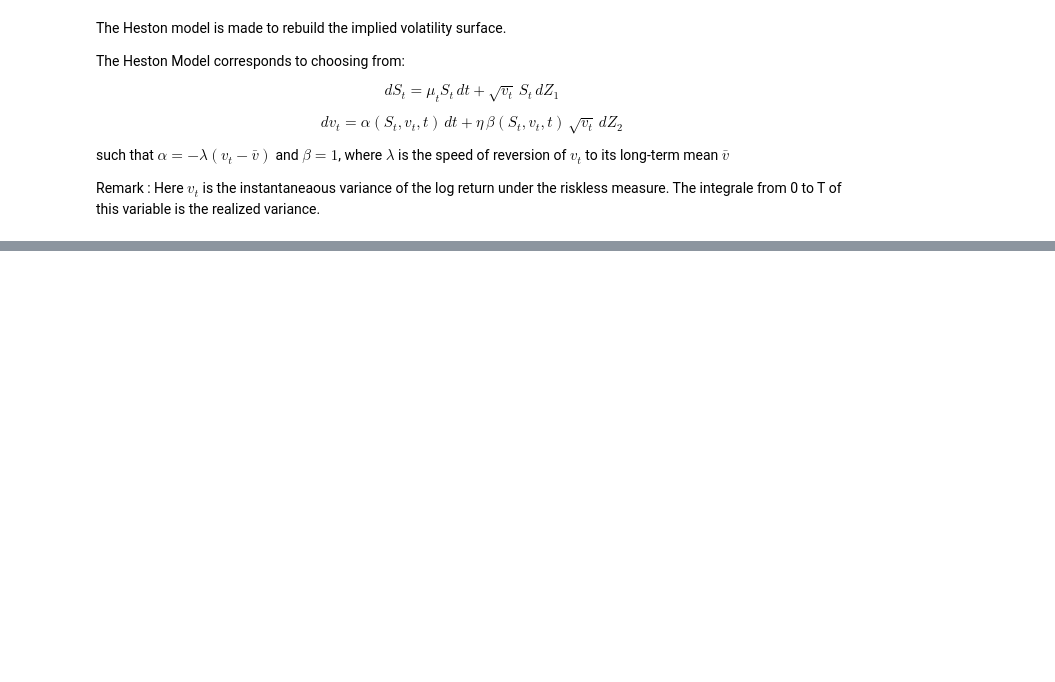
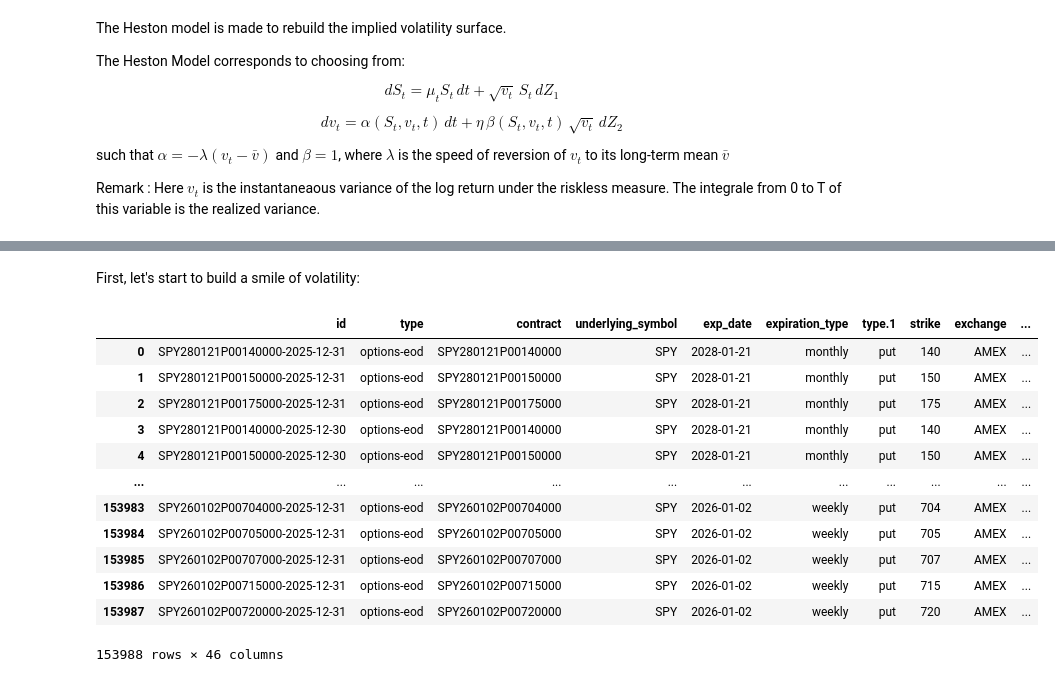
Before and after one commit to Elias171204/emse-finance, a Jupyter notebook: Equity/notebooks/The_volatility_surface/Chap1.ipynb, the cells around one changed output, grey strips where cells are left out. Saved outputs shown, nothing was run; the diff lists cells and outputs as text; code cells hidden in the pictures; blank space fills up the shorter version.

```diff
--- a/Equity/notebooks/The_volatility_surface/Chap1.ipynb
+++ b/Equity/notebooks/The_volatility_surface/Chap1.ipynb
@@ -301,0 +274,2 @@ ValueError: Date ordinal 7011582.9595 converts to 21167-01-23T23:01:40.800000 (u
+# %% [markdown]
+First, let's start to build a smile of volatility:
@@ -301,0 +278,16 @@ ValueError: Date ordinal 7011582.9595 converts to 21167-01-23T23:01:40.800000 (u
+# %%
+df_spy
+# %% [output]
+|  | id | type | contract | underlying_symbol | exp_date | expiration_type | type.1 | strike | exchange | ... |
+| 0 | SPY280121P00140000-2025-12-31 | options-eod | SPY280121P00140000 | SPY | 2028-01-21 | monthly | put | 140 | AMEX | ... |
+| 1 | SPY280121P00150000-2025-12-31 | options-eod | SPY280121P00150000 | SPY | 2028-01-21 | monthly | put | 150 | AMEX | ... |
+| 2 | SPY280121P00175000-2025-12-31 | options-eod | SPY280121P00175000 | SPY | 2028-01-21 | monthly | put | 175 | AMEX | ... |
+| 3 | SPY280121P00140000-2025-12-30 | options-eod | SPY280121P00140000 | SPY | 2028-01-21 | monthly | put | 140 | AMEX | ... |
+| 4 | SPY280121P00150000-2025-12-30 | options-eod | SPY280121P00150000 | SPY | 2028-01-21 | monthly | put | 150 | AMEX | ... |
+| ... | ... | ... | ... | ... | ... | ... | ... | ... | ... | ... |
+| 153983 | SPY260102P00704000-2025-12-31 | options-eod | SPY260102P00704000 | SPY | 2026-01-02 | weekly | put | 704 | AMEX | ... |
+| 153984 | SPY260102P00705000-2025-12-31 | options-eod | SPY260102P00705000 | SPY | 2026-01-02 | weekly | put | 705 | AMEX | ... |
+| 153985 | SPY260102P00707000-2025-12-31 | options-eod | SPY260102P00707000 | SPY | 2026-01-02 | weekly | put | 707 | AMEX | ... |
+| 153986 | SPY260102P00715000-2025-12-31 | options-eod | SPY260102P00715000 | SPY | 2026-01-02 | weekly | put | 715 | AMEX | ... |
+| 153987 | SPY260102P00720000-2025-12-31 | options-eod | SPY260102P00720000 | SPY | 2026-01-02 | weekly | put | 720 | AMEX | ... |
+153988 rows × 46 columns
```
Also changed, not shown: parts of 7 cells of this notebook, 11 other files.
